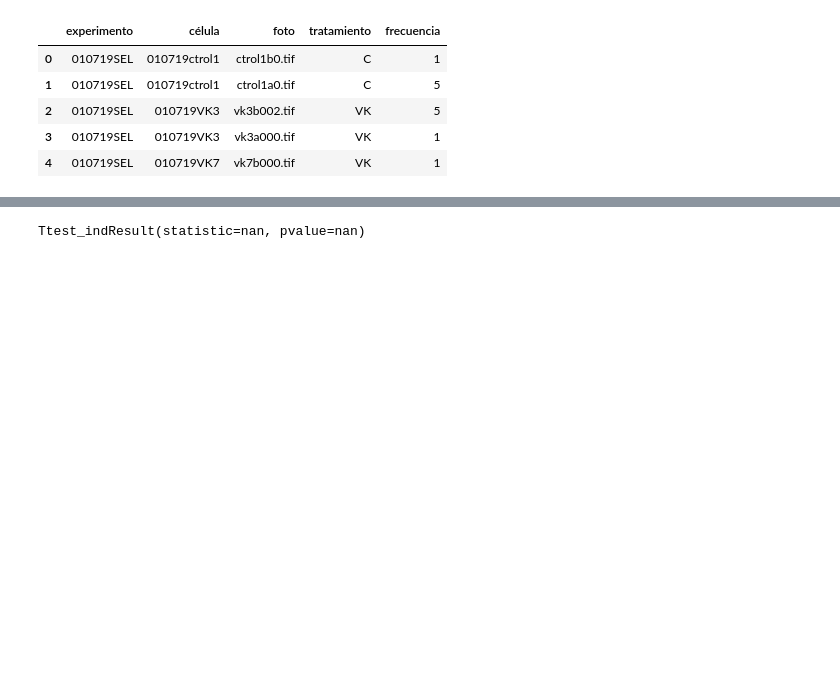
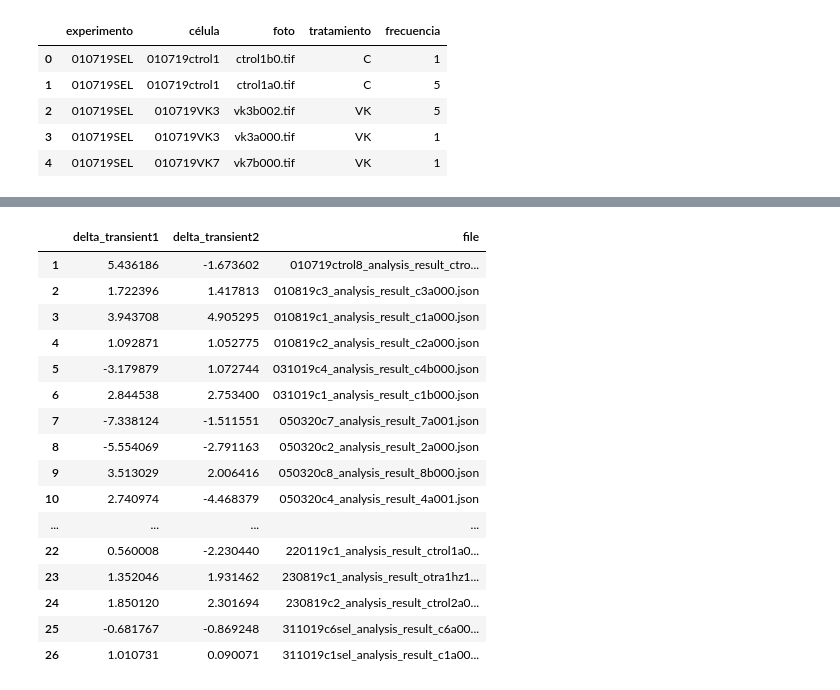
Before and after one commit to CardiAP/DesktopApp, a Jupyter notebook: filtrado.ipynb, the cells around one changed output, grey strips where cells are left out. Drawn from its saved outputs; the diff is of its cells as text; code cells hidden in the pictures; blank space fills up the shorter version.

```diff
--- a/filtrado.ipynb
+++ b/filtrado.ipynb
@@ -457,21 +460,28 @@ def outliers(column):
 # %%
 tratamiento = ['C','VK','DAN']
 frecuencia = [1,5]
+df_list = []
 for t in tratamiento:
     for f in frecuencia:
         tau_control = tau_filter(t,f,local_taus_mean)
         wc_tau_control = tau_filter(t,f,tau_file)
         diff_result = pd.DataFrame(columns=['delta_transient1','delta_transient2','file'])
-
-        for i in tau_control['file'].tolist():
-            filtro_df2 = tau_control[tau_control['file'].str.contains(i) == True]
-            filtro_df1 = wc_tau_control[tau_control['file']==i]
-            df.loc[df['A'] > 2, 'B'] = new_val
-            filtro_df1['delta_transient1'] = filtro_df2['transient1'] -filtro_df1['transient1']
-            filtro_df1['delta_transient2'] = filtro_df2['transient2'] -filtro_df1['transient2']
-            filtro_summ = filtro_df1
-            del filtro_summ['transient1']
-            del filtro_summ['transient2']
-        diff_result = pd.concat([diff_result, filtro_summ])
-        diff_result = diff_result.replace([np.inf, -np.inf], np.nan).dropna()
-        print(diff_result.mean(),diff_result.std())
+        delta_transient1 = []
+        delta_transient2 = []
+        file = []
+        for i in wc_tau_control['file'].tolist():
+            filtro_df2 = wc_tau_control[(wc_tau_control['file'].str.contains(i) == True)]
+            filtro_df1 = tau_control[tau_control['file'].str.contains(i) == True]
+            delta_transient1.append(float(filtro_df2['transient1'] -filtro_df1['transient1']))
+            delta_transient2.append(float(filtro_df2['transient2'] -filtro_df1['transient2']))
+            file.append(i)
+        diff_result['delta_transient1'] = delta_transient1
+        diff_result['delta_transient2'] = delta_transient2
+        diff_result['file'] = file
+        # Replacing infinite with nan
+        diff_result.replace([np.inf, -np.inf], np.nan, inplace=True)
+        # Dropping all the rows with nan values
+        diff_result.dropna(inplace=True)
+        # Printing df
+        diff_result = diff_result[(diff_result['delta_transient1'] < 100) & (diff_result['delta_transient1'] > -100) & (diff_result['delta_transient2'] < 100) & (diff_result['delta_transient2'] > -100)]
+        df_list.append(diff_result)
@@ -577,6 +488,20 @@ See the caveats in the documentation: https://pandas.pydata.org/pandas-docs/stab
-# %%
-import scipy.stats
-
-scipy.stats.ttest_ind(tau_control1['transient1'],tau_control5['transient1'])
-# %% [output]
-Ttest_indResult(statistic=nan, pvalue=nan)
+# %%
+df_list[0]
+# %% [output]
+|  | delta_transient1 | delta_transient2 | file |
+| 1 | 5.436186 | -1.673602 | 010719ctrol8_analysis_result_ctro... |
+| 2 | 1.722396 | 1.417813 | 010819c3_analysis_result_c3a000.json |
+| 3 | 3.943708 | 4.905295 | 010819c1_analysis_result_c1a000.json |
+| 4 | 1.092871 | 1.052775 | 010819c2_analysis_result_c2a000.json |
+| 5 | -3.179879 | 1.072744 | 031019c4_analysis_result_c4b000.json |
+| 6 | 2.844538 | 2.753400 | 031019c1_analysis_result_c1b000.json |
+| 7 | -7.338124 | -1.511551 | 050320c7_analysis_result_7a001.json |
+| 8 | -5.554069 | -2.791163 | 050320c2_analysis_result_2a000.json |
+| 9 | 3.513029 | 2.006416 | 050320c8_analysis_result_8b000.json |
+| 10 | 2.740974 | -4.468379 | 050320c4_analysis_result_4a001.json |
+| ... | ... | ... | ... |
+| 22 | 0.560008 | -2.230440 | 220119c1_analysis_result_ctrol1a0... |
+| 23 | 1.352046 | 1.931462 | 230819c1_analysis_result_otra1hz1... |
+| 24 | 1.850120 | 2.301694 | 230819c2_analysis_result_ctrol2a0... |
+| 25 | -0.681767 | -0.869248 | 311019c6sel_analysis_result_c6a00... |
+| 26 | 1.010731 | 0.090071 | 311019c1sel_analysis_result_c1a00... |
```
Also changed, not shown: parts of 4 cells of this notebook.
